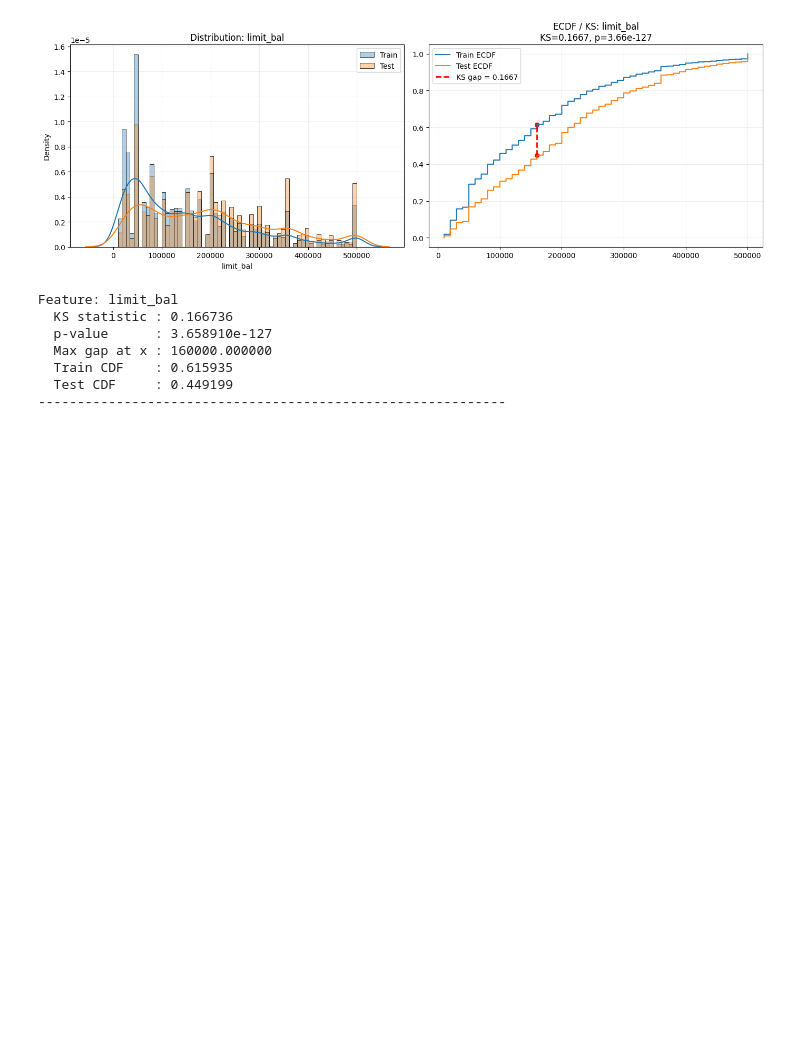
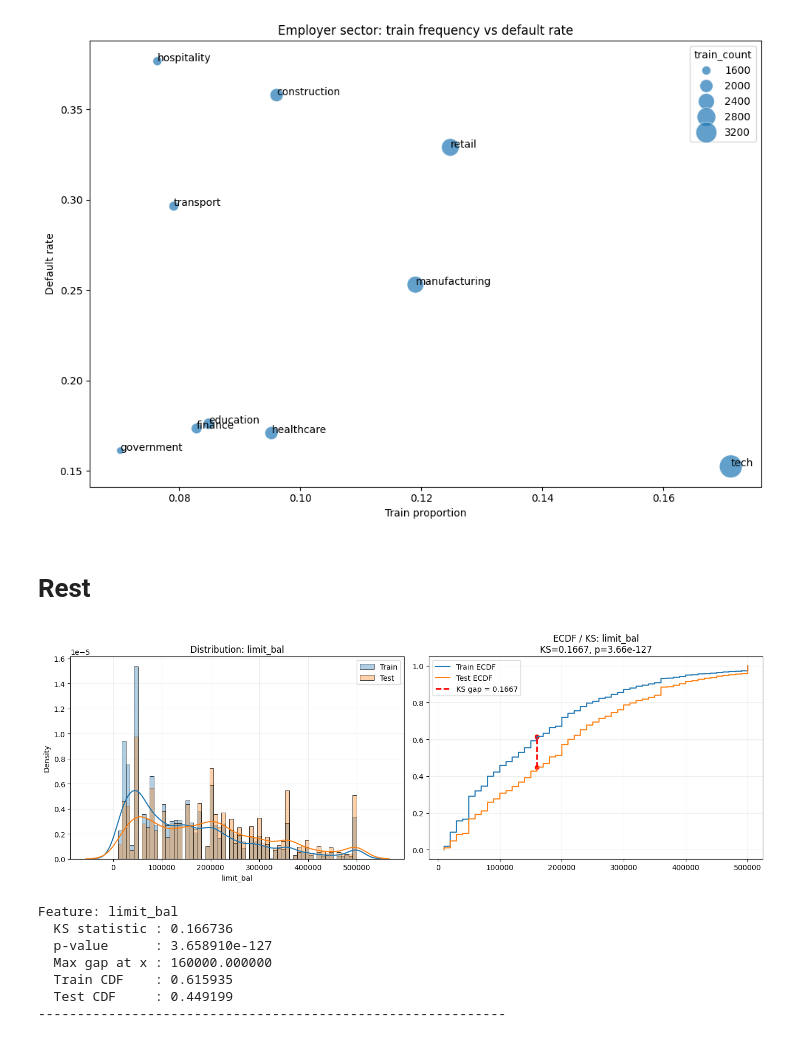
Before and after one commit to ochaff/ml-industry-group2, a Jupyter notebook: modeling_credit.ipynb, the cells around one changed output. Saved outputs shown, nothing was run; the diff lists cells and outputs as text; code cells hidden in the pictures; blank space fills up the shorter version.

```diff
--- a/modeling_credit.ipynb
+++ b/modeling_credit.ipynb
@@ -8,0 +17,16 @@ test = pd.read_csv('./generated/competition_test.csv')
+# %%
+# Make safe copies
+train_es = train.copy()
+test_es = test.copy()
+
+# Optional: normalize the employer_sector strings a bit
+def clean_employer_sector(s):
+    return (
+        s.astype(str)
+         .str.strip()
+         .str.lower()
+         .replace({"nan": np.nan, "none": np.nan, "missing": np.nan})
+    )
+
+train_es["employer_sector"] = clean_employer_sector(train_es["employer_sector"])
+test_es["employer_sector"] = clean_employer_sector(test_es["employer_sector"])
@@ -9,3 +127,35 @@ test = pd.read_csv('./generated/competition_test.csv')
+# %%
+sector_summary = pd.merge(
+    train_dist[["employer_sector", "train_count", "train_pct"]],
+    sector_target[["employer_sector", "default_rate", "n_rows"]],
+    on="employer_sector",
+    how="left"
+)
+
+sector_summary = sector_summary.sort_values("train_count", ascending=False)
+
+plt.figure(figsize=(10, 7))
+sns.scatterplot(
+    data=sector_summary,
+    x="train_pct",
+    y="default_rate",
+    size="train_count",
+    sizes=(50, 500),
+    alpha=0.7
+)
+
+for _, row in sector_summary.head(15).iterrows():
+    plt.text(row["train_pct"], row["default_rate"], row["employer_sector"], fontsize=10)
+
+plt.title("Employer sector: train frequency vs default rate")
+plt.xlabel("Train proportion")
+plt.ylabel("Default rate")
+plt.tight_layout()
+plt.show()
+# %% [output]
+[figure, added]
+# %% [markdown]
+# Rest
 # %%
 import numpy as np
 import pandas as pd
```
Also changed, not shown: parts of 4 cells of this notebook, 14 other files.
